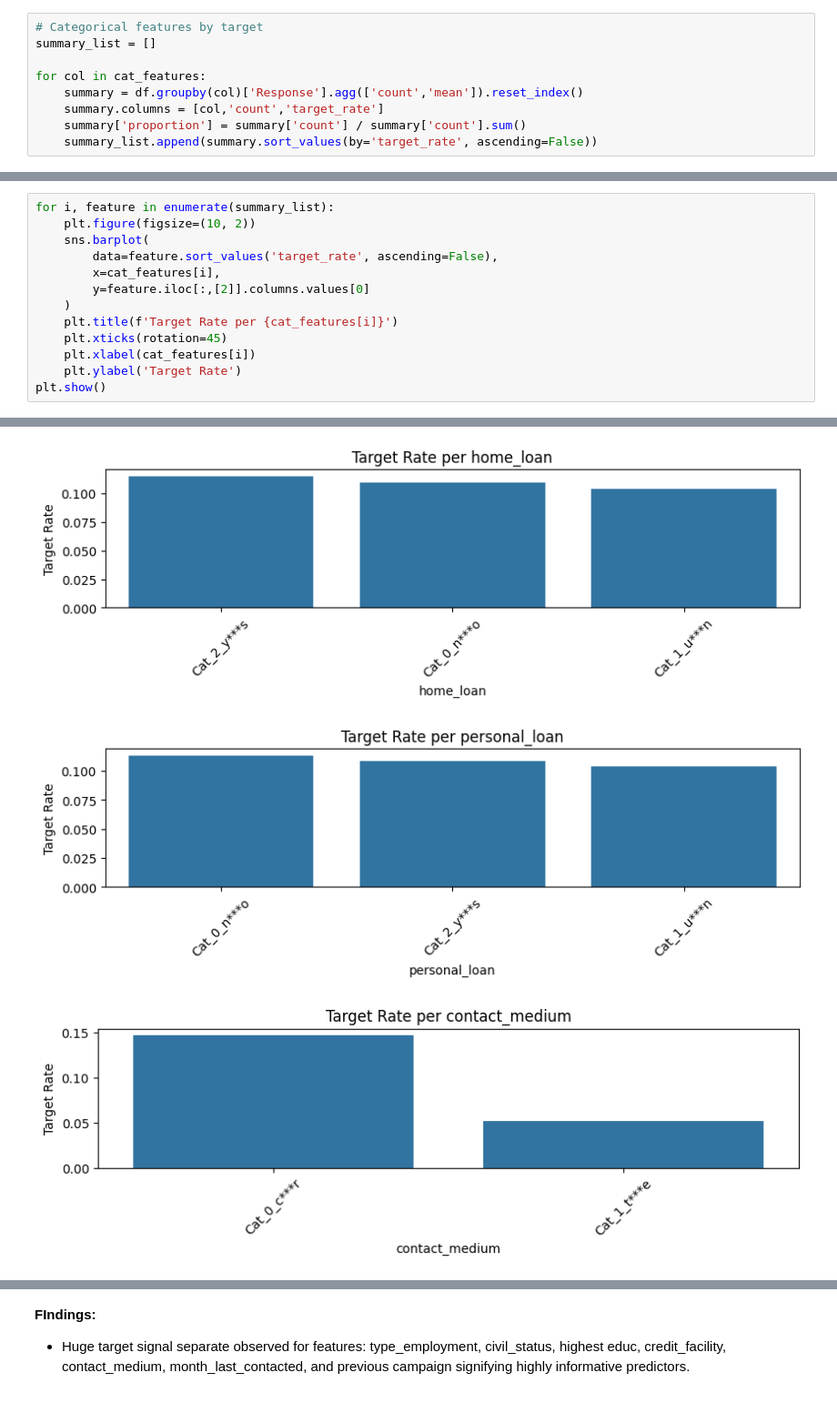
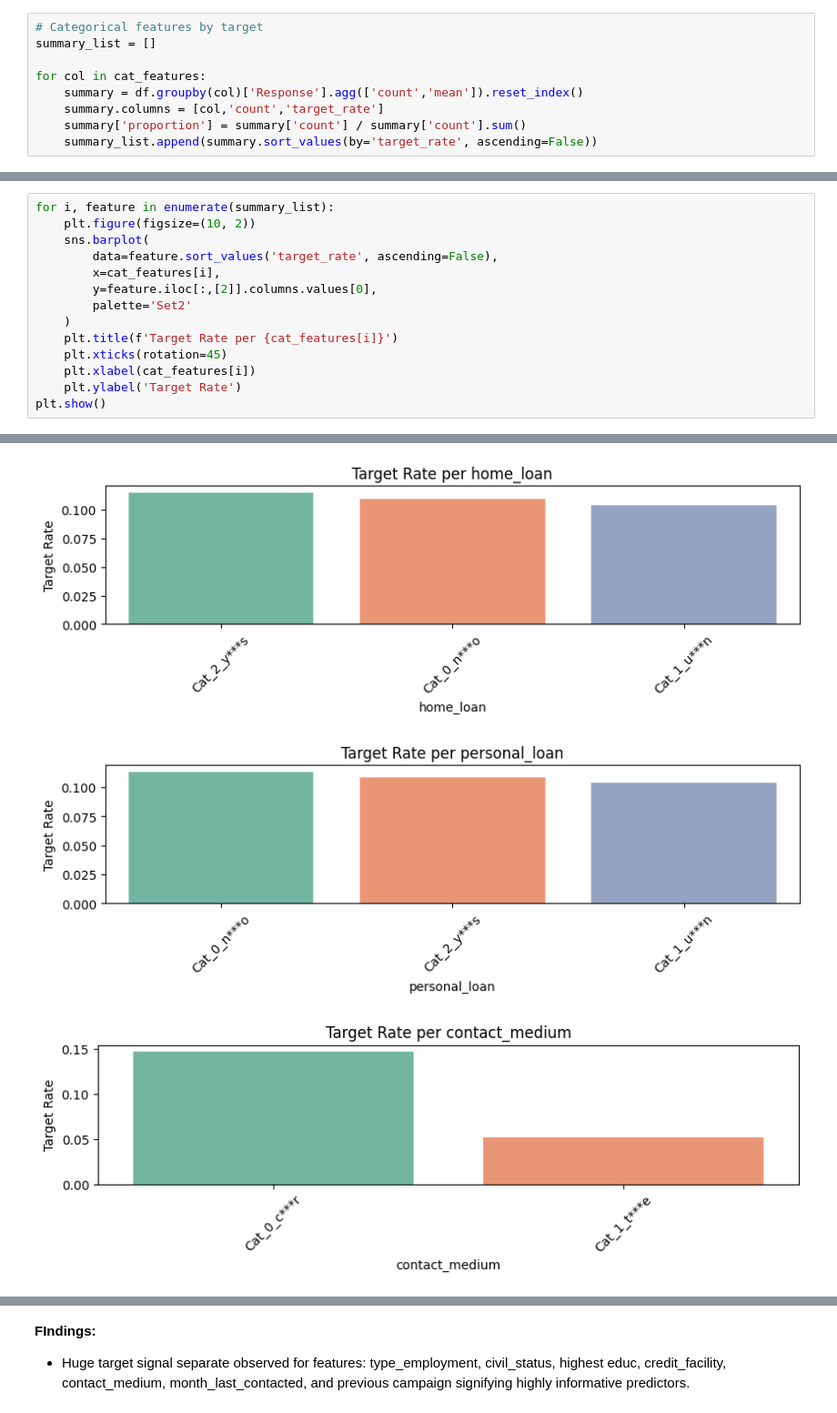
Before and after one commit to rickyjcg22/sales_success_prediction, a Jupyter notebook: eda.ipynb, the cells around one changed output, grey strips where cells are left out. Shown at 91% size. Saved outputs shown, nothing was run; the diff lists cells and outputs as text.

```diff
--- a/eda.ipynb
+++ b/eda.ipynb
@@ -519,7 +539,8 @@ for i, feature in enumerate(summary_list):
     sns.barplot(
         data=feature.sort_values('target_rate', ascending=False),
         x=cat_features[i],
-        y=feature.iloc[:,[2]].columns.values[0]
+        y=feature.iloc[:,[2]].columns.values[0],
+        palette='Set2'
     )
     plt.title(f'Target Rate per {cat_features[i]}')
     plt.xticks(rotation=45)
@@ -534,3 +572,3 @@ plt.show()
-[figure, old version]
+[figure, new version]
-[figure, old version]
+[figure, new version]
-[figure, old version]
+[figure, new version]
```
Also changed, not shown: parts of 2 cells of this notebook, 2 other files.
